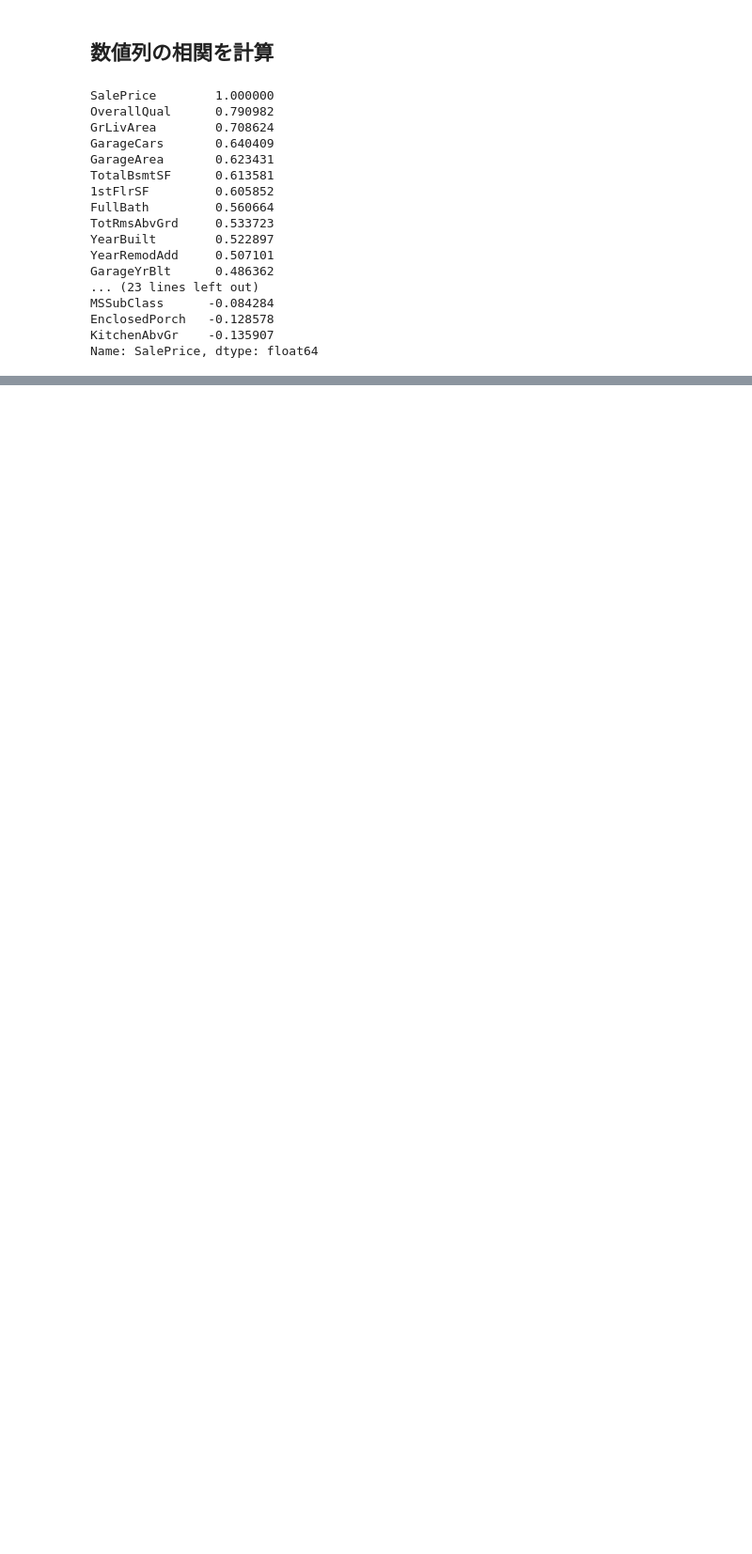
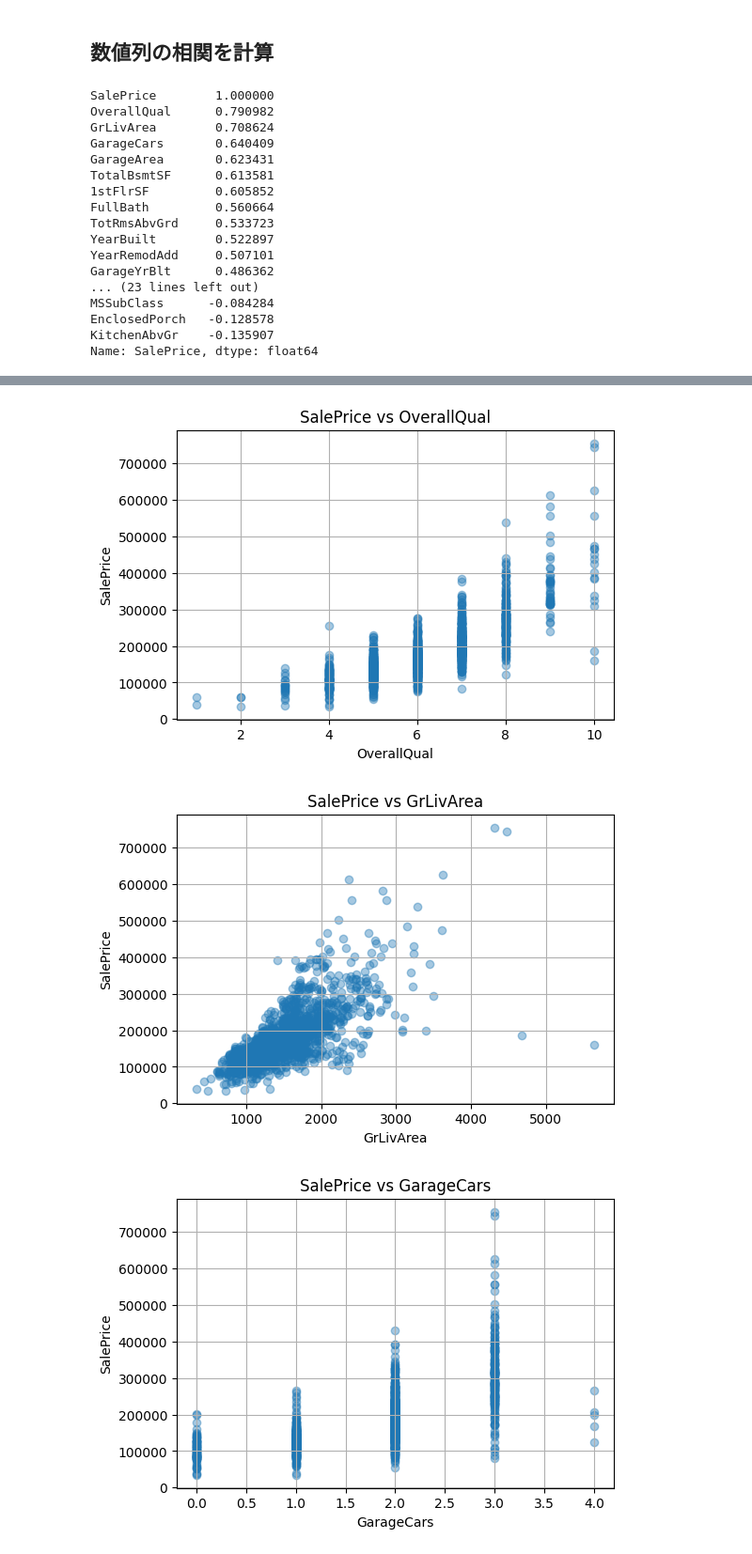
Before and after one commit to tsuzuki-privateDev/data-analysis-notebooks, a Jupyter notebook: house_prices_data.ipynb, the cells around one changed output, grey strips where cells are left out. Shown: that part at 94% size. Cells and saved outputs as stored; diff of their text form; code cells hidden in the pictures; blank space fills up the shorter version.

Commit message:
feat: 主要特徴量の散布図とSalePriceの対数変数を追加

```diff
--- a/house_prices_data.ipynb
+++ b/house_prices_data.ipynb
@@ -186,0 +189,17 @@ Name: SalePrice, dtype: float64
+# %%
+import matplotlib.pyplot as plt
+
+top_features = ['OverallQual', 'GrLivArea', 'GarageCars']
+
+for col in top_features:
+    plt.figure(figsize=(6, 4))
+    plt.scatter(df[col], df['SalePrice'], alpha=0.4)
+    plt.xlabel(col)
+    plt.ylabel('SalePrice')
+    plt.title(f'SalePrice vs {col}')
+    plt.grid(True)
+    plt.show()
+# %% [output]
+[figure, added]
+[figure, added]
+[figure, added]
```
Also changed, not shown: parts of 3 cells of this notebook.
